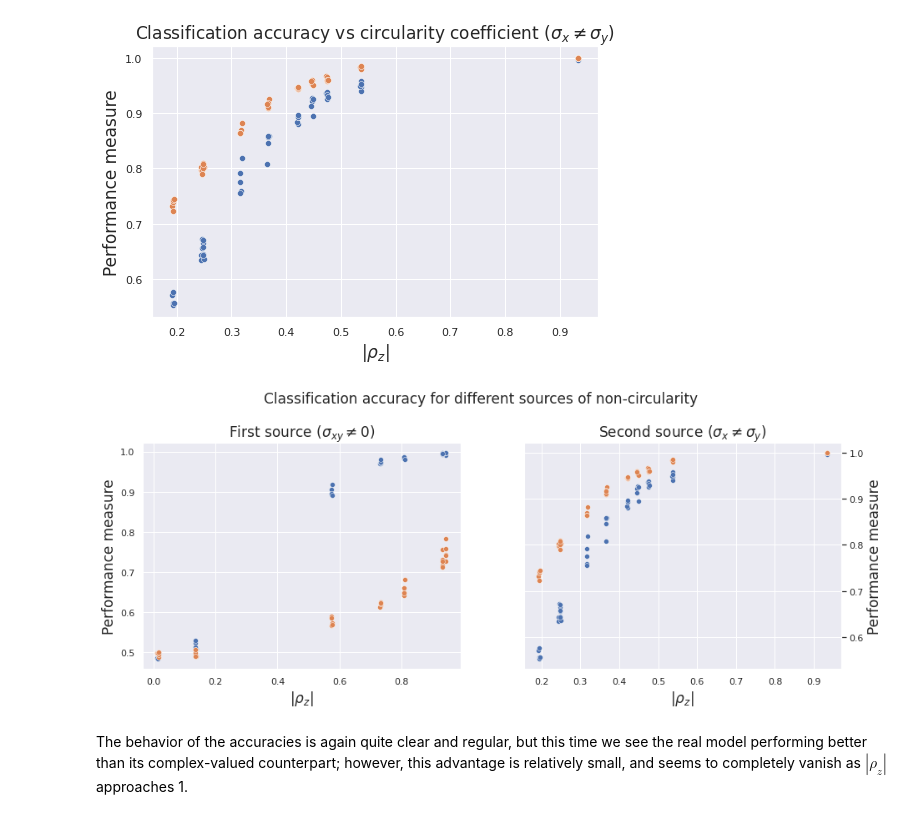
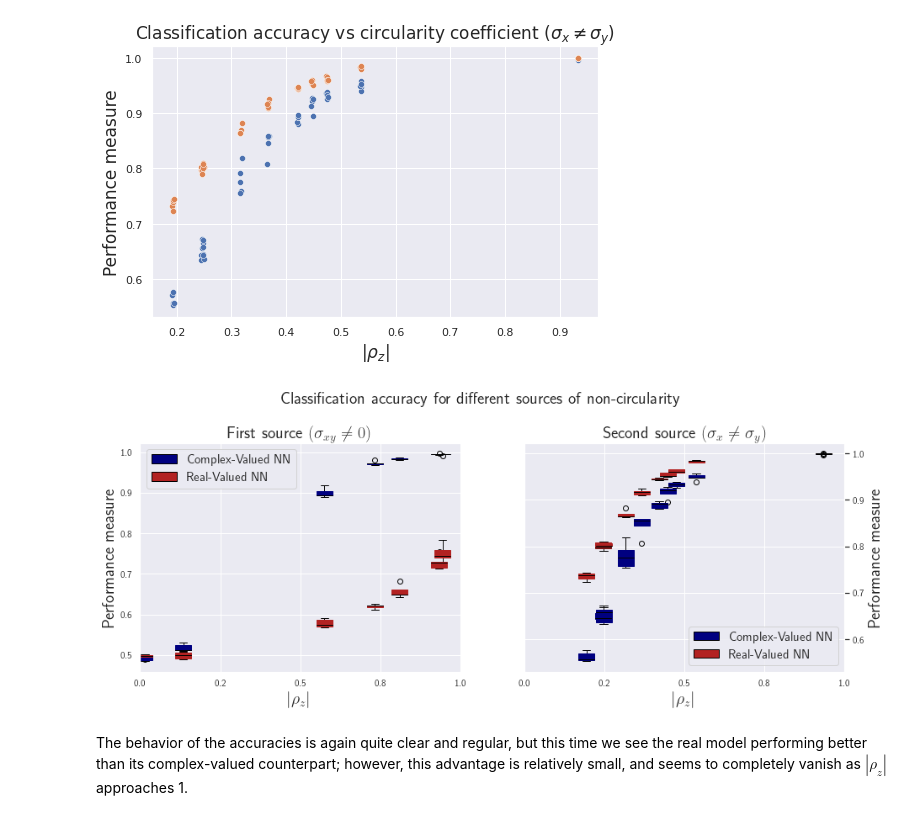
Before and after one commit to MattiaPujatti/complex-valued-deep-learning-for-condition-monitoring, a Jupyter notebook: Circularity_Measures.ipynb, the cells around one changed output. Cells and saved outputs as stored; diff of their text form; code cells hidden in the pictures.

```diff
--- a/Circularity_Measures.ipynb
+++ b/Circularity_Measures.ipynb
@@ -563,25 +640,56 @@ Text(0, 0.5, 'Performance measure')
 [figure]
 # %%
 fig, ax = plt.subplots(1, 2, figsize=(15, 5))
+c1 = 'navy'
+c2 = 'firebrick'
+c3 = 'black'
 
-sns.scatterplot(x='abs_rhoz', y='cmplx_score', data=source1_circ, ax=ax[0])
-sns.scatterplot(x='abs_rhoz', y='real_score', data=source1_circ, ax=ax[0])
+x_boxes = source1_circ.groupby('grouped_pts')['abs_rhoz'].mean().values
+cmplx_scores = list(source1_circ.groupby('grouped_pts')['cmplx_score'].apply(lambda x: x.values))
+real_scores = list(source1_circ.groupby('grouped_pts')['real_score'].apply(lambda x: x.values))
 
-sns.scatterplot(x='abs_rhoz', y='cmplx_score', data=source2_circ, ax=ax[1])
-sns.scatterplot(x='abs_rhoz', y='real_score', data=source2_circ, ax=ax[1])
+ax[0].boxplot(x=cmplx_scores, positions=x_boxes, widths=0.05, boxprops={'facecolor': c1, 'color': c1},
+              medianprops={'color': c3}, patch_artist=True)
+ax[0].boxplot(x=real_scores, positions=x_boxes, widths=0.05, boxprops={'facecolor': c2, 'color': c2},
+              medianprops={'color': c3}, patch_artist=True)
 
-fig.suptitle('Classification accuracy for different sources of non-circularity', fontsize=17, y=1.05)
-ax[0].set_title(r'First source $(\sigma_{xy}\neq 0)$', fontsize=17)
-ax[0].set_xlabel(r'$|\rho_z|$', fontsize=17)
-ax[0].set_ylabel('Performance measure', fontsize=17)
+x_boxes = source2_circ.groupby('grouped_pts')['abs_rhoz'].mean().values
+cmplx_scores = list(source2_circ.groupby('grouped_pts')['cmplx_score'].apply(lambda x: x.values))
+real_scores = list(source2_circ.groupby('grouped_pts')['real_score'].apply(lambda x: x.values))
 
-ax[1].set_title(r'Second source $(\sigma_x\neq\sigma_y)$', fontsize=17)
+ax[1].boxplot(x=cmplx_scores, positions=x_boxes, widths=0.05, boxprops={'facecolor': c1, 'color': c1},
+              medianprops={'color': c3}, patch_artist=True)
+ax[1].boxplot(x=real_scores, positions=x_boxes, widths=0.05, boxprops={'facecolor': c2, 'color': c2},
+              medianprops={'color': c3}, patch_artist=True)
+
+
+fig.suptitle('Classification accuracy for different sources of non-circularity', fontsize=20, y=1.05)
+ax[0].set_title(r'First source $(\sigma_{xy}\neq 0)$', fontsize=20)
+ax[0].set_xlabel(r'$|\rho_z|$', fontsize=20)
+ax[0].set_ylabel('Performance measure', fontsize=20)
+ax[0].set_xticks(np.linspace(0, 1, 5))
+ax[0].set_xlim(0,1)
+ax[0].xaxis.set_major_formatter(StrMethodFormatter('{x:,.1f}'))
+ax[0].yaxis.set_major_formatter(StrMethodFormatter('{x:,.1f}'))
+
+ax[1].set_title(r'Second source $(\sigma_x\neq\sigma_y)$', fontsize=20)
 ax[1].yaxis.set_label_position("right")
 ax[1].yaxis.tick_right()
-ax[1].set_xlabel(r'$|\rho_z|$', fontsize=17)
-ax[1].set_ylabel('Performance measure', fontsize=17);
+ax[1].set_xlabel(r'$|\rho_z|$', fontsize=20)
+ax[1].set_ylabel('Performance measure', fontsize=20)
+ax[1].set_xticks(np.linspace(0, 1, 5))
+ax[1].set_xlim(0,1)
+ax[1].xaxis.set_major_formatter(StrMethodFormatter('{x:,.1f}'))
+ax[1].yaxis.set_major_formatter(StrMethodFormatter('{x:,.1f}'))
+
+# Create custom legend
+legend_elements = [Patch(facecolor='navy', edgecolor='black', label='Complex-Valued NN'),
+                   Patch(facecolor='firebrick', edgecolor='black', label='Real-Valued NN')]
+
+ax[0].legend(handles=legend_elements, fontsize=15)
+ax[1].legend(handles=legend_elements, fontsize=15);
 # %% [output]
-[figure, old version]
+[figure, new version]
 # %%
 #fig.savefig("noncirc_results.pdf", bbox_inches='tight')
 # %% [markdown]
```
Also changed, not shown: parts of 15 cells of this notebook, 46 other files.
